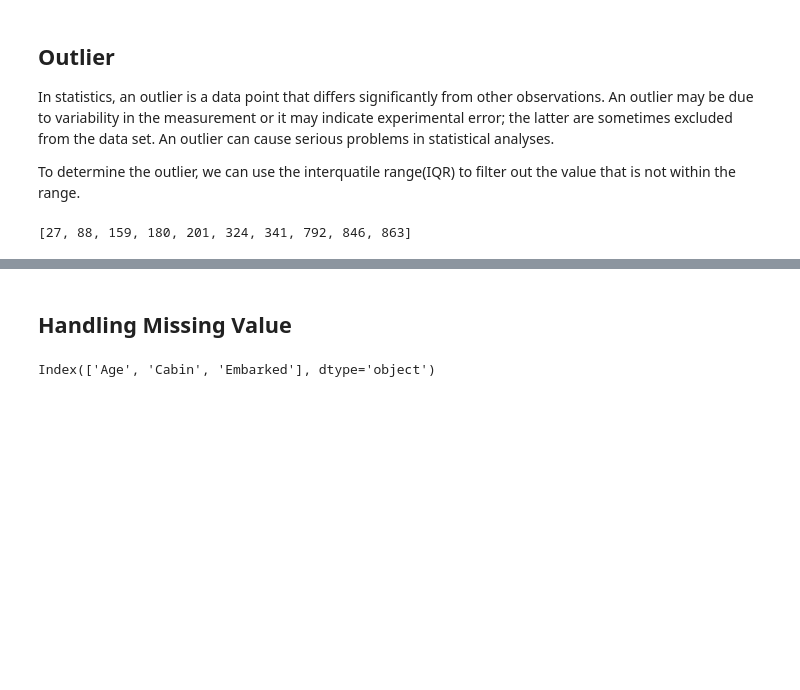
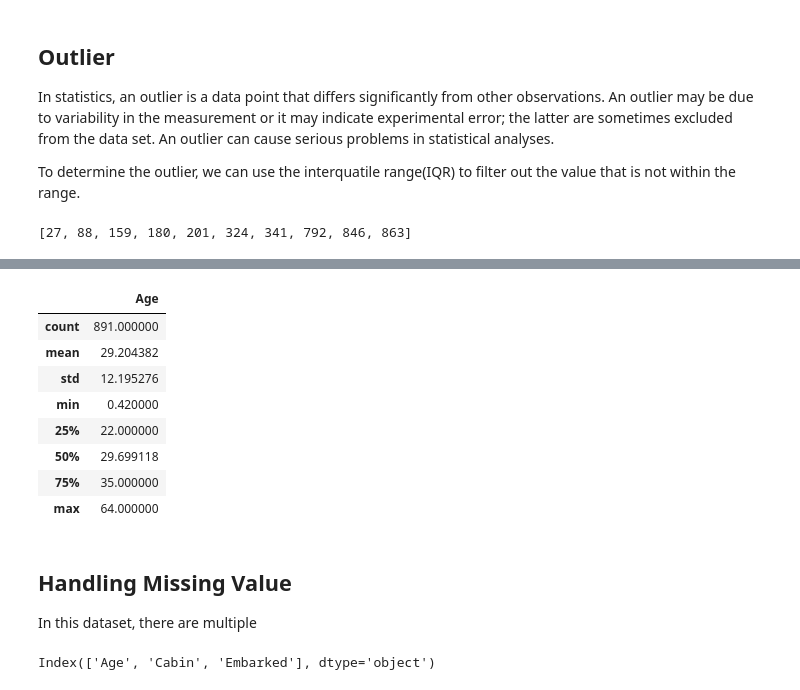
Before and after one commit to lauyh/masa-python-workshop, a Jupyter notebook: main.ipynb, the cells around one changed output, grey strips where cells are left out. Saved outputs shown, nothing was run; the diff lists cells and outputs as text; code cells hidden in the pictures; blank space fills up the shorter version.

```diff
--- a/main.ipynb
+++ b/main.ipynb
@@ -288,0 +308,19 @@ df_1 = df.drop(detect_outliers(df,["Age", "SibSp","Parch","Fare"]), axis=0).rese
+# %%
+
+# the reason of using loc is because the normal df[x][y] = mean | median will cause the df to retain a copy of original dataframe, hence the assignation of value is failed
+for x in columns:
+    Q1 = df[x].quantile(0.25)
+    Q3 = df[x].quantile(0.75)
+    IQR = Q3 - Q1
+    mean = df[x].mean()
+    median = df[x].median()
+    for k in range(len(df[x])):
+        if ((df[x][k] < (Q1 - 1.5 * IQR)) | (df[x][k] > (Q3 + 1.5 * IQR))):
+            df.loc[k, x] = median
+            if (x == "Age"):
+                df.loc[k, x] = mean
+            if pd.isnull(df[x][k]):
+                if (x == "Age"):
+                    df.loc[k, x] = mean
+                else:
+                    df.loc[k, x] = median
@@ -289,5 +365,18 @@ df_1 = df.drop(detect_outliers(df,["Age", "SibSp","Parch","Fare"]), axis=0).rese
+# %%
+df[['Age']].describe()
+# %% [output]
+|  | Age |
+| count | 891.000000 |
+| mean | 29.204382 |
+| std | 12.195276 |
+| min | 0.420000 |
+| 25% | 22.000000 |
+| 50% | 29.699118 |
+| 75% | 35.000000 |
+| max | 64.000000 |
 # %% [markdown]
 ## Handling Missing Value
+In this dataset, there are multiple
 # %%
 df_1.columns[df_1.isnull().any()] # checking the colmn that consist of null value, only the column that return true (for null ) will be display
 # %% [output]
```
Also changed, not shown: parts of 15 cells of this notebook.
